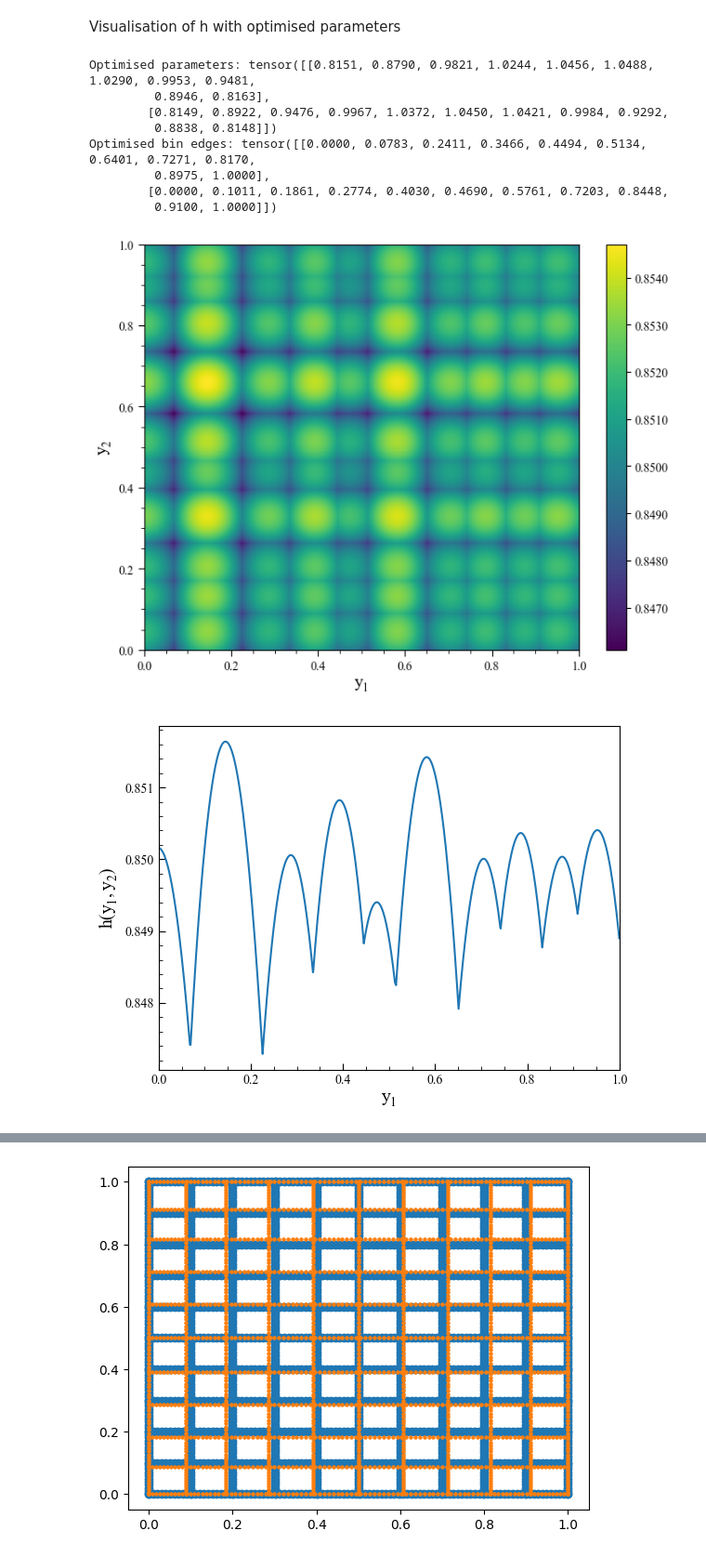
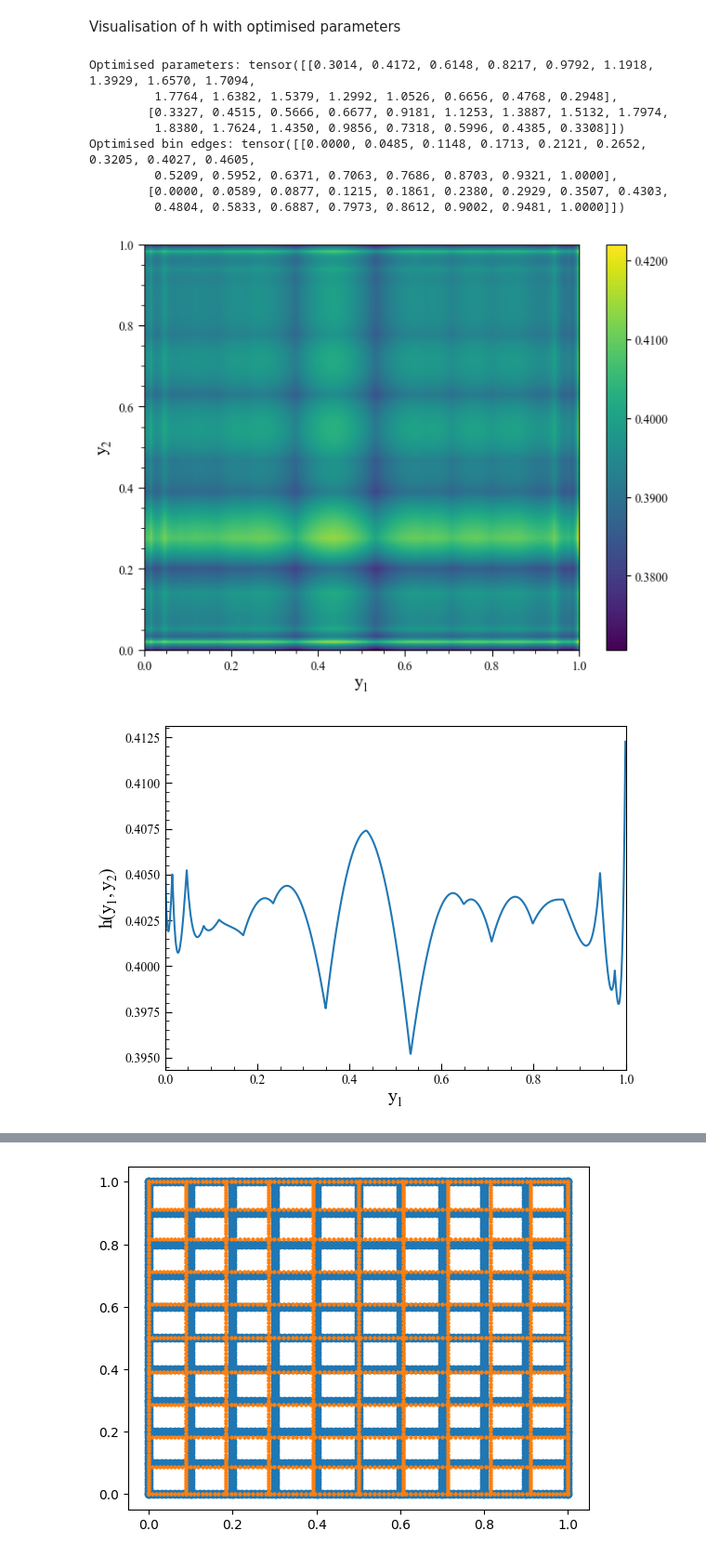
Before and after one commit to alracey/level4-project, a Jupyter notebook: piecewise_quadratic_2d_opt_bins_pytorch.ipynb, the cells around one changed output, grey strips where cells are left out. Shown at 93% size. Cells and saved outputs as stored; diff of their text form; code cells hidden in the pictures.

```diff
--- a/piecewise_quadratic_2d_opt_bins_pytorch.ipynb
+++ b/piecewise_quadratic_2d_opt_bins_pytorch.ipynb
@@ -296,33 +308,0 @@ plot_g(test_params, test_bins, dim=1, display_bins=True)
-# %%
-#test to check behaviour in one dimension at a time
-
-K=8
-x_test = torch.rand(D, 1000)
-x_test = x_test.sort(dim=1).values
-
-test_params = torch.rand(D, 9, device=device)
-test_bins = torch.tensor([0, 0.1, 0.25, 0.3, 0.4, 0.6, 0.75, 0.8, 1]).repeat(D, 1)
-
-g_test = g(x_test, test_params, test_bins)
-
-fig, ax = plt.subplots()
-ax.plot(x_test.squeeze()[1], g_test.squeeze()[1])   #data
-
-for b in test_bins.squeeze()[1][1:-1]:
-  ax.axvline(b.item(), color="gray", alpha=0.6)   #bin edges
-
-
-ax.set_xlabel("$x_2$", fontsize=14)
-ax.set_ylabel("$g(x_2)$", fontsize=14)
-
-ax.tick_params(axis="both", which="major", direction="in", length=5, labelsize=10)
-ax.tick_params(axis="both", which="minor", direction="in", length=3)
-ax.minorticks_on()
-
-ax.set_xlim(0.0, 1.0)
-ax.set_ylim(0.0, 1.0)
-plt.show()
-
-
-print(g_test.squeeze()[1][0])
-print(g_test.squeeze()[1][-1])
@@ -630,7 +605,7 @@ def train_loop_improved(x, K, epochs, lr, device, ticker, early_stopping):
 #test
 
 train_x = torch.rand(D, 1000, device='cpu')
-final_loss, loss_values, opt_params, opt_widths = train_loop_improved(train_x, K=10, epochs=300, lr=0.03, device=device, ticker=True, early_stopping=False)
+final_loss, loss_values, opt_params, opt_widths = train_loop_improved(train_x, K=16, epochs=350, lr=0.03, device=device, ticker=True, early_stopping=False)
 
 opt_bins = widths_to_edges(opt_widths)
 
@@ -732,20 +707,20 @@ def h_plot_colormesh(params, bins, N, shading):
 # %%
 #plotting
 
 print("Optimised parameters:", opt_params)
 print("Optimised bin edges:", opt_bins)
 
-h_plot_colormesh(opt_params.cpu(), opt_bins.cpu(), N=2500, shading='auto')
+h_plot_colormesh(opt_params.cpu(), opt_bins.cpu(), N=3000, shading='auto')
 # %% [output]
-Optimised parameters: tensor([[0.8151, 0.8790, 0.9821, 1.0244, 1.0456, 1.0488, 1.0290, 0.9953, 0.9481,
-         0.8946, 0.8163],
-        [0.8149, 0.8922, 0.9476, 0.9967, 1.0372, 1.0450, 1.0421, 0.9984, 0.9292,
-         0.8838, 0.8148]])
-Optimised bin edges: tensor([[0.0000, 0.0783, 0.2411, 0.3466, 0.4494, 0.5134, 0.6401, 0.7271, 0.8170,
-         0.8975, 1.0000],
-        [0.0000, 0.1011, 0.1861, 0.2774, 0.4030, 0.4690, 0.5761, 0.7203, 0.8448,
-         0.9100, 1.0000]])
+Optimised parameters: tensor([[0.3014, 0.4172, 0.6148, 0.8217, 0.9792, 1.1918, 1.3929, 1.6570, 1.7094,
+         1.7764, 1.6382, 1.5379, 1.2992, 1.0526, 0.6656, 0.4768, 0.2948],
+        [0.3327, 0.4515, 0.5666, 0.6677, 0.9181, 1.1253, 1.3887, 1.5132, 1.7974,
+         1.8380, 1.7624, 1.4350, 0.9856, 0.7318, 0.5996, 0.4385, 0.3308]])
+Optimised bin edges: tensor([[0.0000, 0.0485, 0.1148, 0.1713, 0.2121, 0.2652, 0.3205, 0.4027, 0.4605,
+         0.5209, 0.5952, 0.6371, 0.7063, 0.7686, 0.8703, 0.9321, 1.0000],
+        [0.0000, 0.0589, 0.0877, 0.1215, 0.1861, 0.2380, 0.2929, 0.3507, 0.4303,
+         0.4804, 0.5833, 0.6887, 0.7973, 0.8612, 0.9002, 0.9481, 1.0000]])
-[figure, old version]
+[figure, new version]
 # %%
 #plot a 1D slice of the 2D version to check behaviour
 def h_slice_1d(params, bins, N, y2_fixed):
@@ -774,9 +749,9 @@ def h_slice_1d(params, bins, N, y2_fixed):
 
     plt.show()
 # %%
-h_slice_1d(opt_params, opt_bins, N=2500, y2_fixed=0.4)
+h_slice_1d(opt_params, opt_bins, N=2500, y2_fixed=0.25)
 # %% [output]
-[figure, old version]
+[figure, new version]
 # %%
 #plot of g with optimal parameters
 
```
Also changed, not shown: parts of 11 cells of this notebook.
